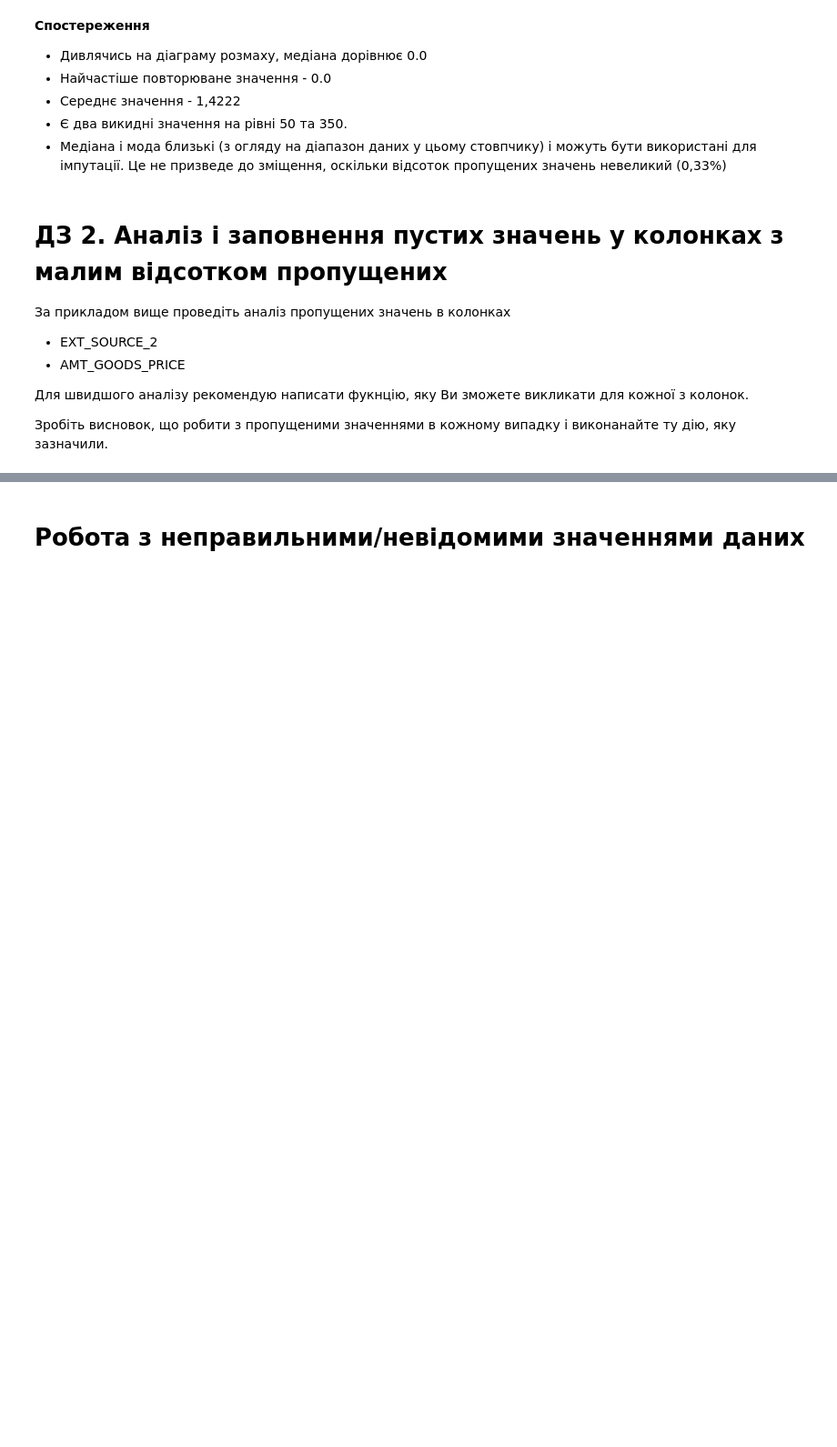
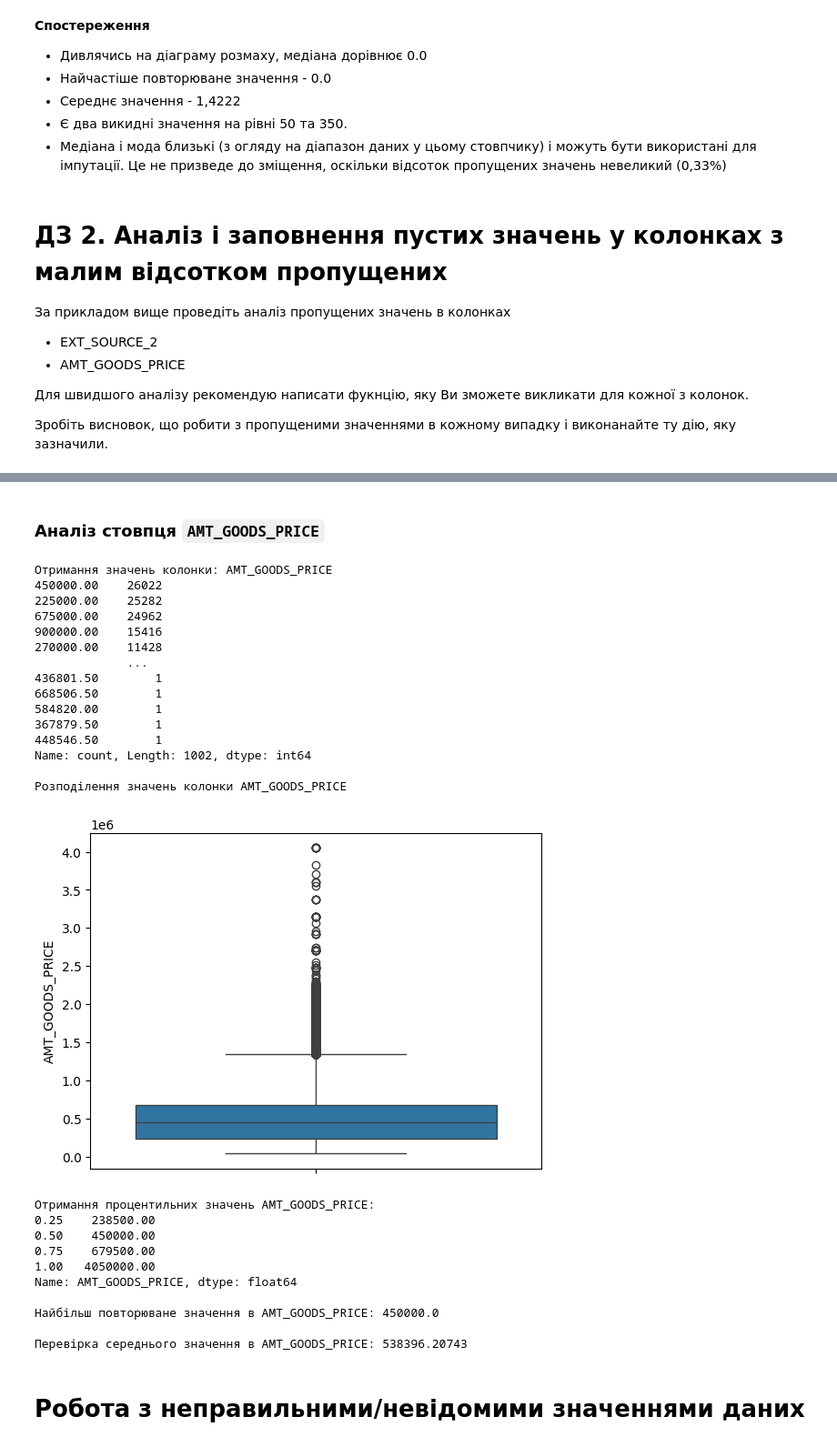
Before and after one commit to timapasechnik/ml_basic, a Jupyter notebook: HW_1_2_Credit_EDA.ipynb, the cells around one changed output, grey strips where cells are left out. Shown at 91% size. Saved outputs shown, nothing was run; the diff lists cells and outputs as text; code cells hidden in the pictures; blank space fills up the shorter version.

```diff
--- a/HW_1_2_Credit_EDA.ipynb
+++ b/HW_1_2_Credit_EDA.ipynb
@@ -710,3 +828,34 @@ df['OBS_30_CNT_SOCIAL_CIRCLE'].fillna(df['OBS_30_CNT_SOCIAL_CIRCLE'].median(), i
+# %% [markdown]
+### Аналіз стовпця `AMT_GOODS_PRICE`
+# %%
+column_analysis('AMT_GOODS_PRICE')
+# %% [output]
+Отримання значень колонки: AMT_GOODS_PRICE
+450000.00    26022
+225000.00    25282
+675000.00    24962
+900000.00    15416
+270000.00    11428
+             ...
+436801.50        1
+668506.50        1
+584820.00        1
+367879.50        1
+448546.50        1
+Name: count, Length: 1002, dtype: int64
+
+Розподілення значень колонки AMT_GOODS_PRICE
+[figure, added]
+Отримання процентильних значень AMT_GOODS_PRICE:
+0.25    238500.00
+0.50    450000.00
+0.75    679500.00
+1.00   4050000.00
+Name: AMT_GOODS_PRICE, dtype: float64
+
+Найбільш повторюване значення в AMT_GOODS_PRICE: 450000.0
+
+Перевірка середнього значення в AMT_GOODS_PRICE: 538396.20743
 # %% [markdown]
 # Робота з неправильними/невідомими значеннями даних
 # %% [markdown]
```
Also changed, not shown: parts of 32 cells of this notebook.
